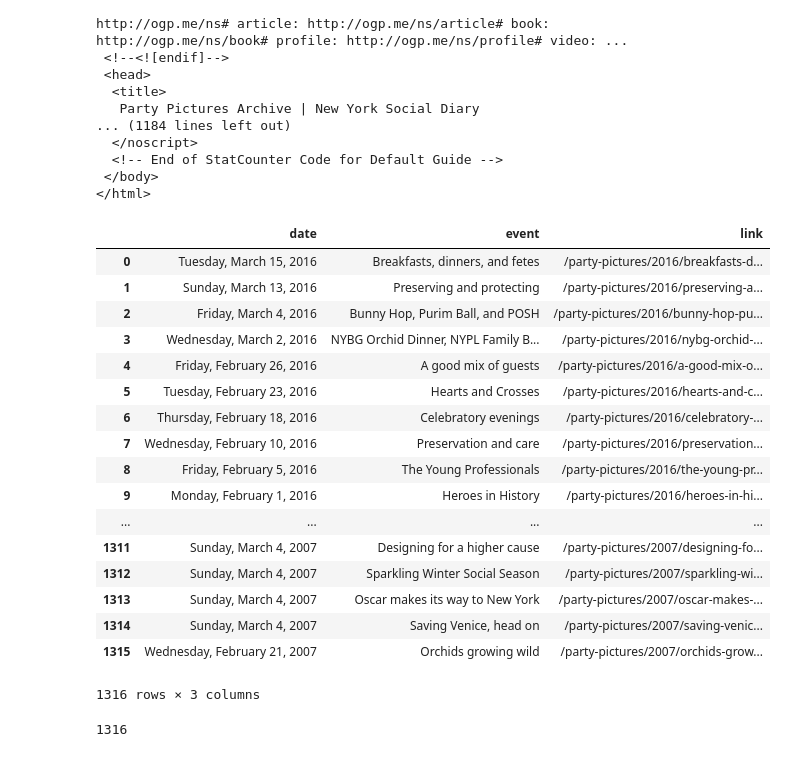
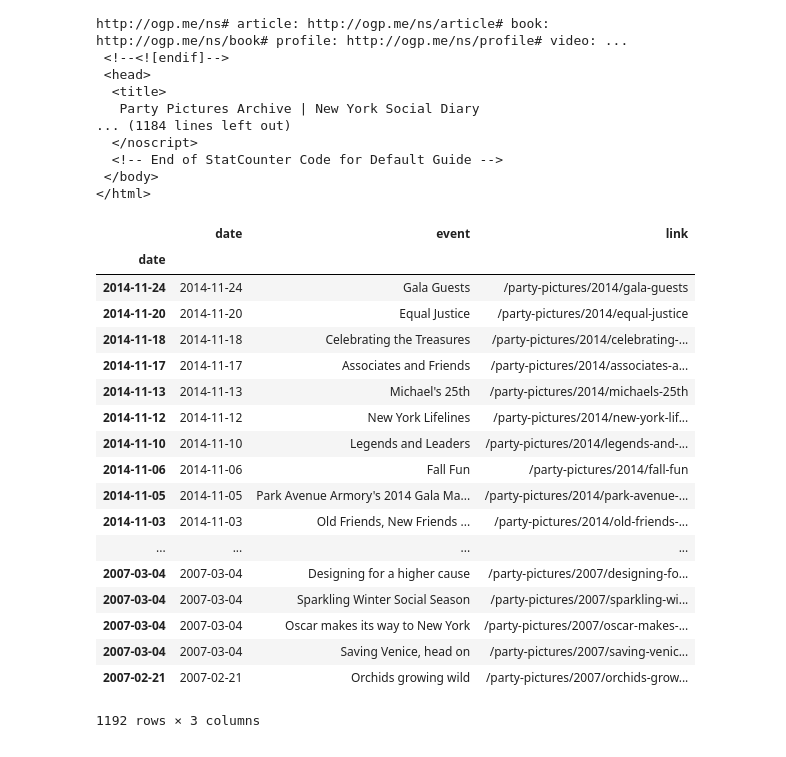
Before and after one commit to udicuty/miniprojects, a Jupyter notebook: graph.ipynb, the cells around one changed output. Drawn from its saved outputs; the diff is of its cells as text; code cells hidden in the pictures.

```diff
--- a/graph.ipynb
+++ b/graph.ipynb
@@ -37,46 +37,49 @@ print soup.prettify()
 # %%
 import pandas as pd
 def scrap1(soup):
     parent_div = soup.select('div[class=view-content]')[0] #Find (at most) *one*
     a=parent_div.select('span[class=field-content]')
     #print a
     N=len(a)
     event=[a[i].text for i in range(N) if (i % 2)==0]
     date=[a[i].text for i in range(N) if (i % 2)==1]
     link=[a[i].select('a')[0]['href'] for i in range (N) if (i%2)==0]
     df=pd.DataFrame({'event':event,'date':date,'link':link})
     return (df)
 
 
 df=pd.DataFrame(columns=['event','date','link'])
 for page in range (27):
     response = requests.get(url,params={'page':page})
     soup = BeautifulSoup(response.text)
     ans=scrap1(soup)
     df=pd.concat([df,ans])
 
 #Updating index
-df.index=range(len(df.index))
+
+df.date=pd.DatetimeIndex(df.date)
+df.index=df.date
+
+before=datetime.strptime("30/11/14", "%d/%m/%y")
+df=df.ix[before:]
+df
 # %% [output]
 |  | date | event | link |
-| 0 | Tuesday, March 15, 2016 | Breakfasts, dinners, and fetes | /party-pictures/2016/breakfasts-d... |
-| 1 | Sunday, March 13, 2016 | Preserving and protecting | /party-pictures/2016/preserving-a... |
-| 2 | Friday, March 4, 2016 | Bunny Hop, Purim Ball, and POSH | /party-pictures/2016/bunny-hop-pu... |
-| 3 | Wednesday, March 2, 2016 | NYBG Orchid Dinner, NYPL Family B... | /party-pictures/2016/nybg-orchid-... |
-| 4 | Friday, February 26, 2016 | A good mix of guests | /party-pictures/2016/a-good-mix-o... |
-| 5 | Tuesday, February 23, 2016 | Hearts and Crosses | /party-pictures/2016/hearts-and-c... |
-| 6 | Thursday, February 18, 2016 | Celebratory evenings | /party-pictures/2016/celebratory-... |
-| 7 | Wednesday, February 10, 2016 | Preservation and care | /party-pictures/2016/preservation... |
-| 8 | Friday, February 5, 2016 | The Young Professionals | /party-pictures/2016/the-young-pr... |
-| 9 | Monday, February 1, 2016 | Heroes in History | /party-pictures/2016/heroes-in-hi... |
+| date |  |  |  |
+| 2014-11-24 | 2014-11-24 | Gala Guests | /party-pictures/2014/gala-guests |
+| 2014-11-20 | 2014-11-20 | Equal Justice | /party-pictures/2014/equal-justice |
+| 2014-11-18 | 2014-11-18 | Celebrating the Treasures | /party-pictures/2014/celebrating-... |
+| 2014-11-17 | 2014-11-17 | Associates and Friends | /party-pictures/2014/associates-a... |
+| 2014-11-13 | 2014-11-13 | Michael's 25th | /party-pictures/2014/michaels-25th |
+| 2014-11-12 | 2014-11-12 | New York Lifelines | /party-pictures/2014/new-york-lif... |
+| 2014-11-10 | 2014-11-10 | Legends and Leaders | /party-pictures/2014/legends-and-... |
+| 2014-11-06 | 2014-11-06 | Fall Fun | /party-pictures/2014/fall-fun |
+| 2014-11-05 | 2014-11-05 | Park Avenue Armory's 2014 Gala Ma... | /party-pictures/2014/park-avenue-... |
+| 2014-11-03 | 2014-11-03 | Old Friends, New Friends ... | /party-pictures/2014/old-friends-... |
 | ... | ... | ... | ... |
-| 1311 | Sunday, March 4, 2007 | Designing for a higher cause | /party-pictures/2007/designing-fo... |
-| 1312 | Sunday, March 4, 2007 | Sparkling Winter Social Season | /party-pictures/2007/sparkling-wi... |
-| 1313 | Sunday, March 4, 2007 | Oscar makes its way to New York | /party-pictures/2007/oscar-makes-... |
-| 1314 | Sunday, March 4, 2007 | Saving Venice, head on | /party-pictures/2007/saving-venic... |
-| 1315 | Wednesday, February 21, 2007 | Orchids growing wild | /party-pictures/2007/orchids-grow... |
+| 2007-03-04 | 2007-03-04 | Designing for a higher cause | /party-pictures/2007/designing-fo... |
+| 2007-03-04 | 2007-03-04 | Sparkling Winter Social Season | /party-pictures/2007/sparkling-wi... |
+| 2007-03-04 | 2007-03-04 | Oscar makes its way to New York | /party-pictures/2007/oscar-makes-... |
+| 2007-03-04 | 2007-03-04 | Saving Venice, head on | /party-pictures/2007/saving-venic... |
+| 2007-02-21 | 2007-02-21 | Orchids growing wild | /party-pictures/2007/orchids-grow... |
-1316 rows × 3 columns
+1192 rows × 3 columns
-# %%
-len(df.index)
-# %% [output]
-1316
```
Also changed, not shown: parts of 8 cells of this notebook.
